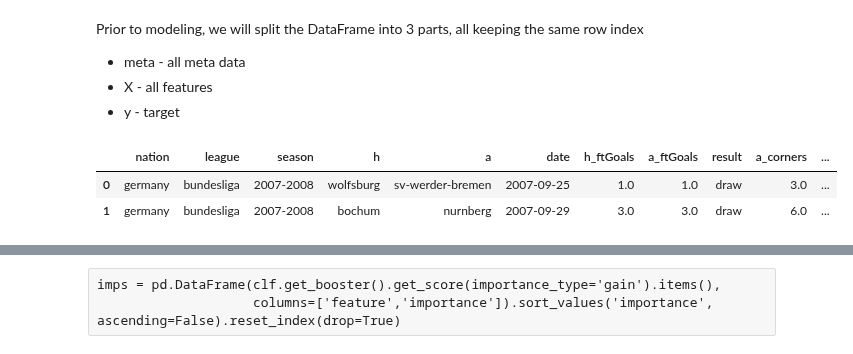
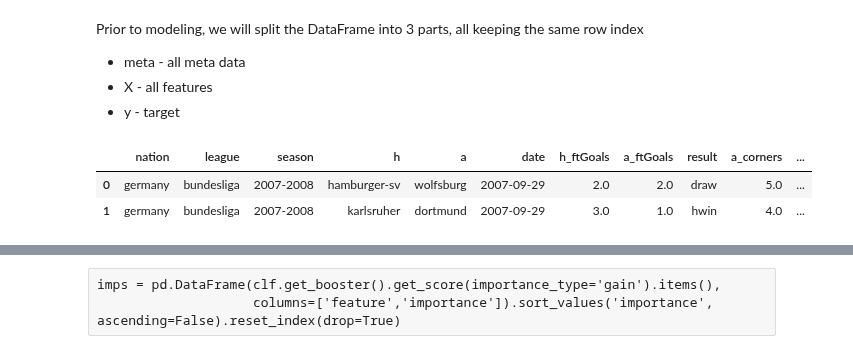
Before and after one commit to DMacGillivray/soccer-predictions, a Jupyter notebook: notebooks/0005.0000c Modeling Strategy c.ipynb, the cells around one changed output, grey strips where cells are left out. Saved outputs shown, nothing was run; the diff lists cells and outputs as text; code cells hidden in the pictures.

```diff
--- a/notebooks/0005.0000c Modeling Strategy c.ipynb
+++ b/notebooks/0005.0000c Modeling Strategy c.ipynb
@@ -440,7 +440,7 @@ We can either drop all games where the teams have not played, or we can impute
 
 This is quite a big notebook, so for the sake of brevity we will drop all games unless each team has played n previous games
 # %%
-n_back=1
+n_back=2
 df_cut = cut_historical_games(df_select_features, n_back=n_back, drop_all_nan_rows=True, how='any')
 df_cut.head()
 # %% [output]
@@ -491,13 +491,13 @@ memory usage: 2.7+ MB
 ## Balance Features
 # %%
 compressed_df3 = compressed_df2.copy(deep=True)
-compressed_df3 = compressed_df3.dropna()
+compressed_df3 = compressed_df3.dropna().reset_index(drop=True)
 # %%
 draws = compressed_df3[compressed_df3['result'] == 'draw']
-awins = compressed_df3[compressed_df3['result'] == 'awin']
 hwins = compressed_df3[compressed_df3['result'] == 'hwin'].sample(frac=0.55)
 awins = compressed_df3[compressed_df3['result'] == 'awin'].sample(frac=0.85)
-compressed_df4 = pd.concat([draws, awins, hwins], axis=0).reset_index(drop=True)
+compressed_df4 = pd.concat([draws, awins, hwins], axis=0).sort_index().reset_index(drop=True)
+# compressed_df4 = compressed_df3.copy(deep=True)
 # %%
 print(len(draws))
 print(len(awins))
@@ -515,12 +533,14 @@ Prior to modeling, we will split the DataFrame into 3 parts, all keeping the sam
 + y - target
 # %%
 df_model = compressed_df4.copy(deep=True)
+# Reset index prior to any splitting
+df_model = df_model.reset_index(drop=True)
 meta = get_non_features_df(df_model)
 meta.head(2)
 # %% [output]
 |  | nation | league | season | h | a | date | h_ftGoals | a_ftGoals | result | a_corners | ... |
-| 0 | germany | bundesliga | 2007-2008 | wolfsburg | sv-werder-bremen | 2007-09-25 | 1.0 | 1.0 | draw | 3.0 | ... |
-| 1 | germany | bundesliga | 2007-2008 | bochum | nurnberg | 2007-09-29 | 3.0 | 3.0 | draw | 6.0 | ... |
+| 0 | germany | bundesliga | 2007-2008 | hamburger-sv | wolfsburg | 2007-09-29 | 2.0 | 2.0 | draw | 5.0 | ... |
+| 1 | germany | bundesliga | 2007-2008 | karlsruher | dortmund | 2007-09-29 | 3.0 | 1.0 | hwin | 4.0 | ... |
 # %%
 meta.tail(2)
 # %% [output]
```
Also changed, not shown: parts of 38 cells of this notebook.
